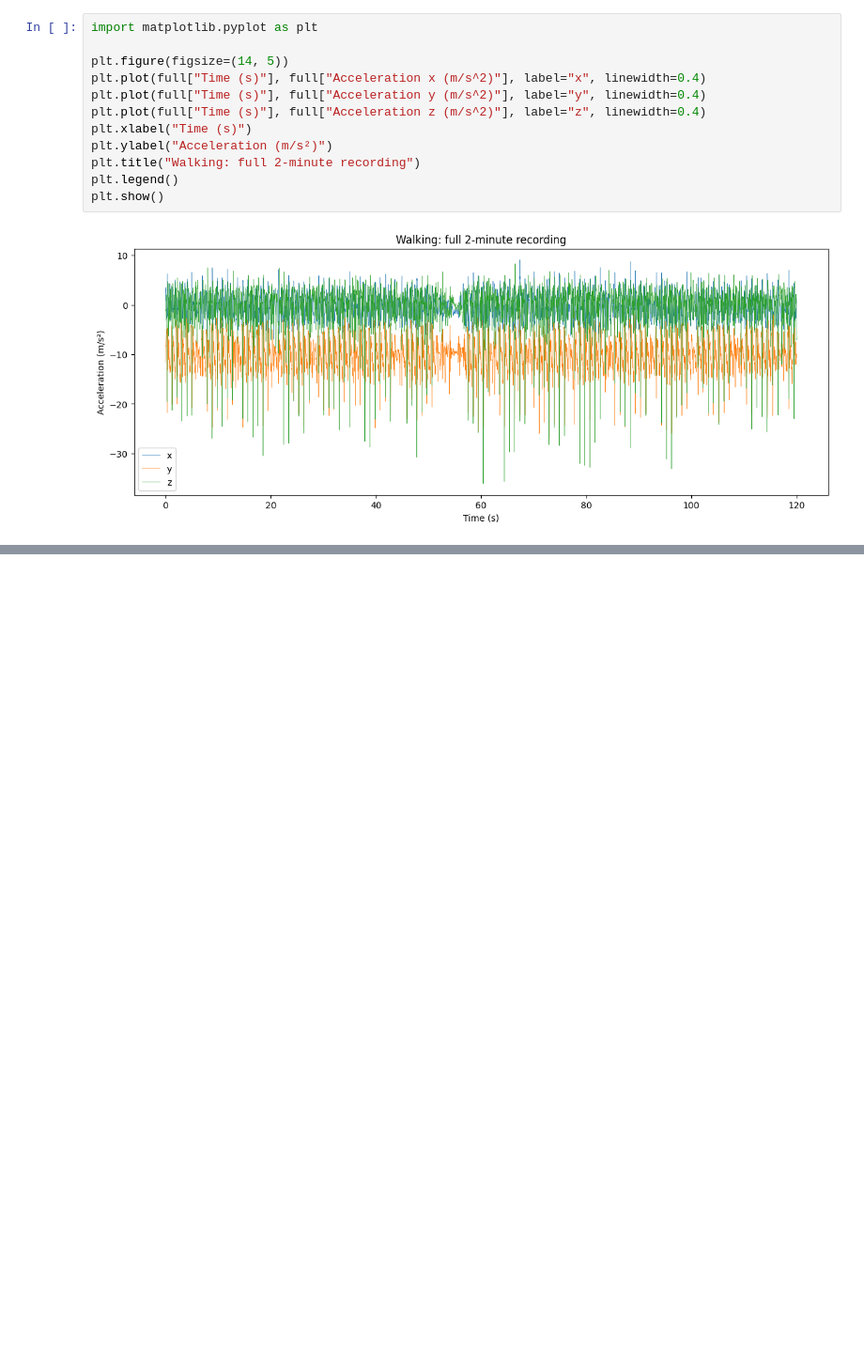
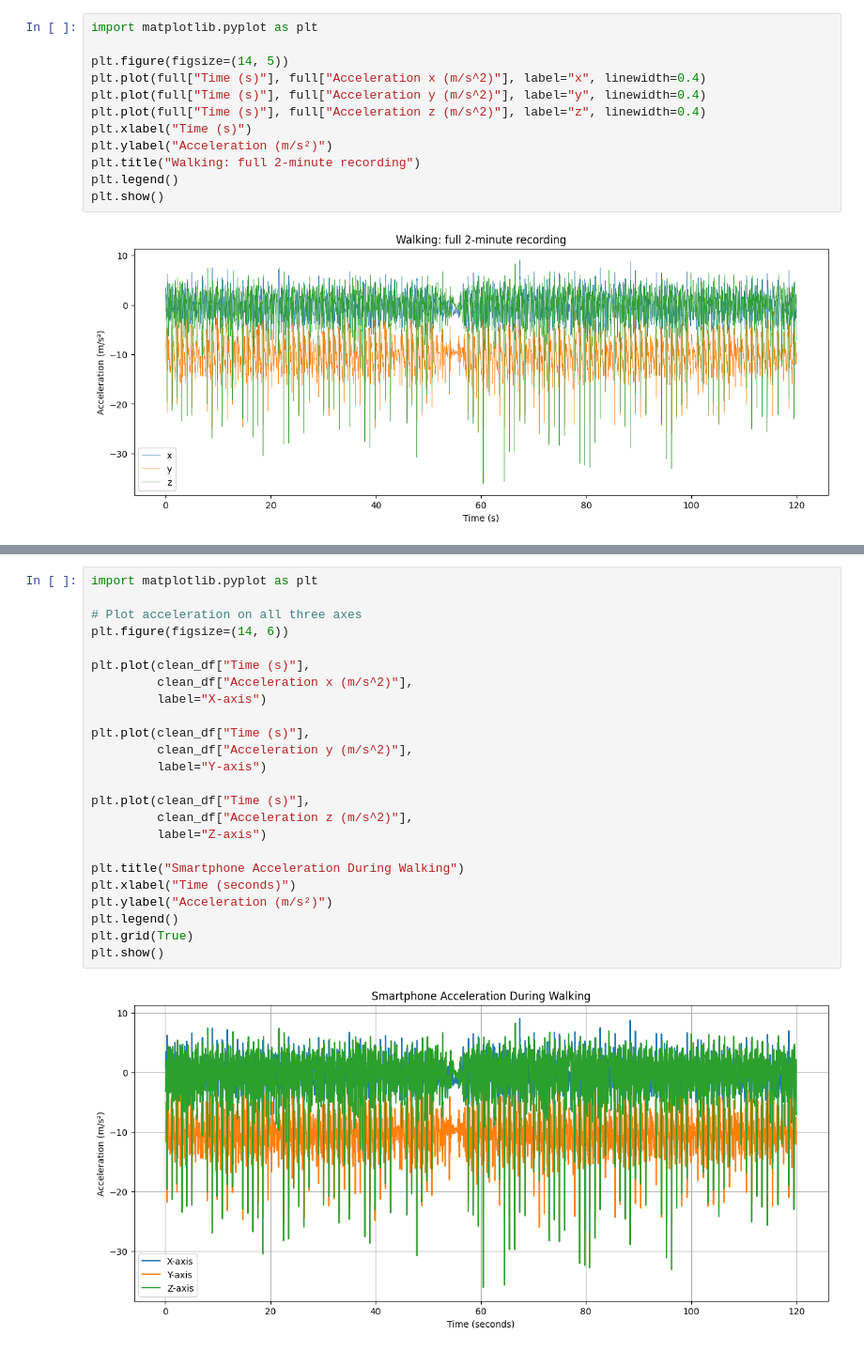
Before and after one commit to amnam4751-sys/HAR-Walking-Recognition-, a Jupyter notebook: PRIVATE_DATASET_IOT_Human_activity_walking_DR_ephin_(_29_10_2026).ipynb, the cells around one changed output, grey strips where cells are left out. Shown at 94% size. Saved outputs shown, nothing was run; the diff lists cells and outputs as text; blank space fills up the shorter version.

```diff
--- a/PRIVATE_DATASET_IOT_Human_activity_walking_DR_ephin_(_29_10_2026).ipynb
+++ b/PRIVATE_DATASET_IOT_Human_activity_walking_DR_ephin_(_29_10_2026).ipynb
@@ -151,0 +257,26 @@ plt.show()
+# %%
+import matplotlib.pyplot as plt
+
+# Plot acceleration on all three axes
+plt.figure(figsize=(14, 6))
+
+plt.plot(clean_df["Time (s)"],
+         clean_df["Acceleration x (m/s^2)"],
+         label="X-axis")
+
+plt.plot(clean_df["Time (s)"],
+         clean_df["Acceleration y (m/s^2)"],
+         label="Y-axis")
+
+plt.plot(clean_df["Time (s)"],
+         clean_df["Acceleration z (m/s^2)"],
+         label="Z-axis")
+
+plt.title("Smartphone Acceleration During Walking")
+plt.xlabel("Time (seconds)")
+plt.ylabel("Acceleration (m/s²)")
+plt.legend()
+plt.grid(True)
+plt.show()
+# %% [output]
+[figure, added]
```
Also changed, not shown: parts of 3 cells of this notebook.
